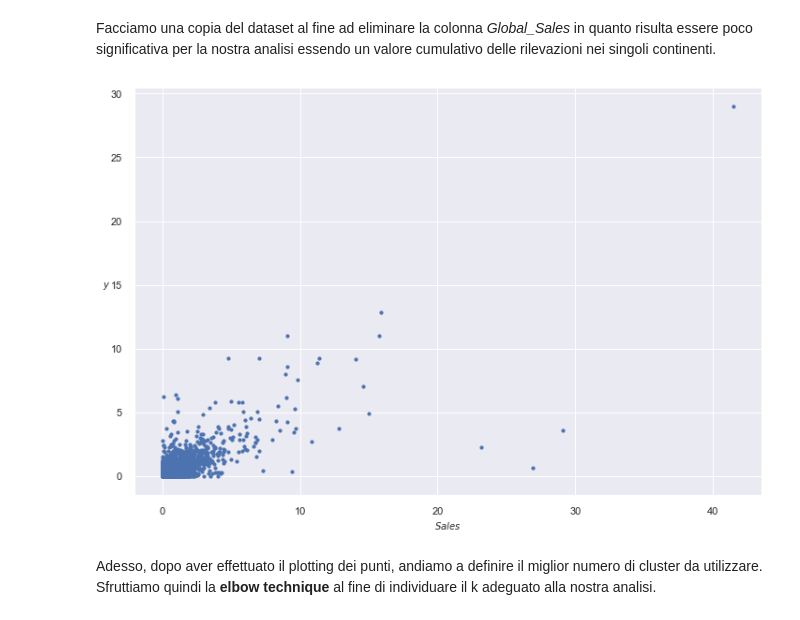
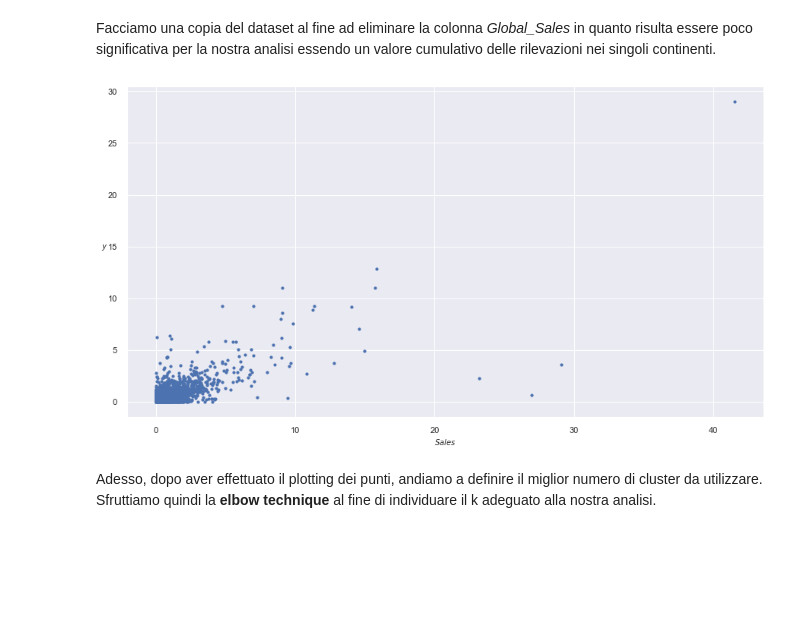
Before and after one commit to SimoneeBr/dm-project, a Jupyter notebook: Progetto_Game_Sales.ipynb, the cells around one changed output. Cells and saved outputs as stored; diff of their text form; code cells hidden in the pictures; blank space fills up the shorter version.

```diff
--- a/Progetto_Game_Sales.ipynb
+++ b/Progetto_Game_Sales.ipynb
@@ -812,11 +877,11 @@ def plot_decision_boundaries(clusterer, X, label1, label2, resolution=1000, show
 Facciamo una copia del dataset al fine ad eliminare la colonna *Global_Sales* in quanto risulta essere poco significativa per la nostra analisi essendo un valore cumulativo delle rilevazioni nei singoli continenti.
 # %%
 newDf_4Columns_Values = df.loc[:,['NA_Sales','EU_Sales','JP_Sales','Other_Sales']].values
-plt.figure(figsize=(12, 8))
+plt.figure(figsize=(15, 8))
 plot_clusters(newDf_4Columns_Values,"$Sales$")
 plt.show()
 # %% [output]
-[figure, old version]
+[figure, new version]
 # %% [markdown]
 Adesso, dopo aver effettuato il plotting dei punti, andiamo a definire il miglior numero di cluster da utilizzare.
 Sfruttiamo quindi la **elbow technique** al fine di individuare il k adeguato alla nostra analisi.
```
Also changed, not shown: parts of 44 cells of this notebook.
